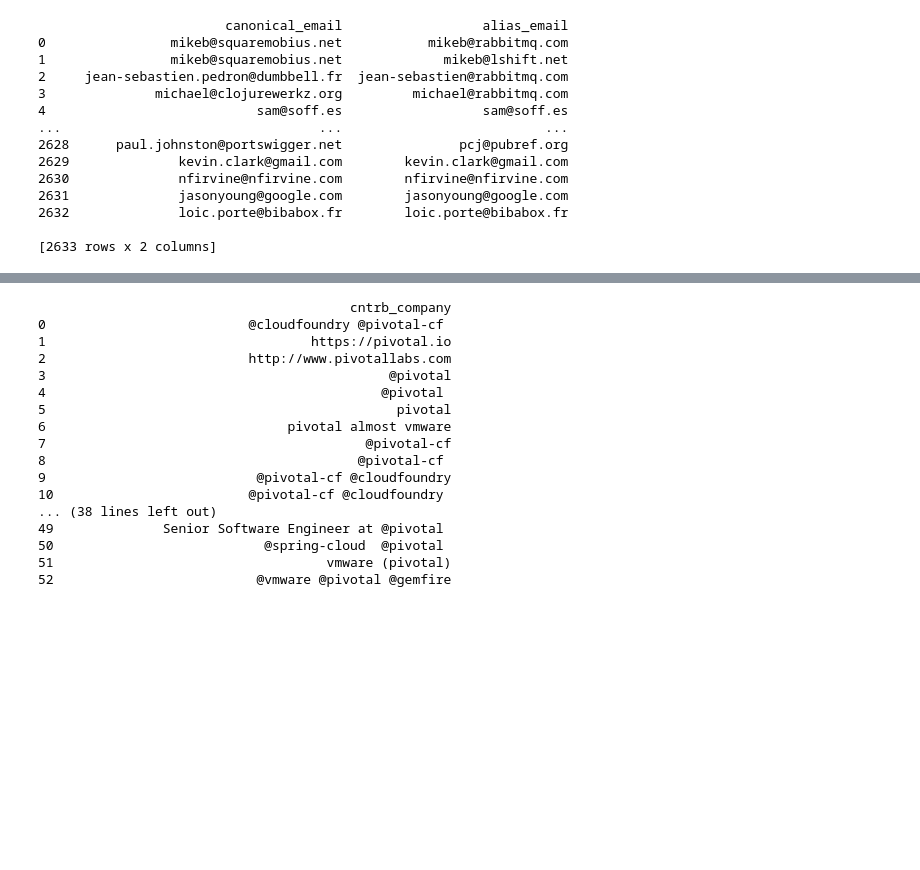
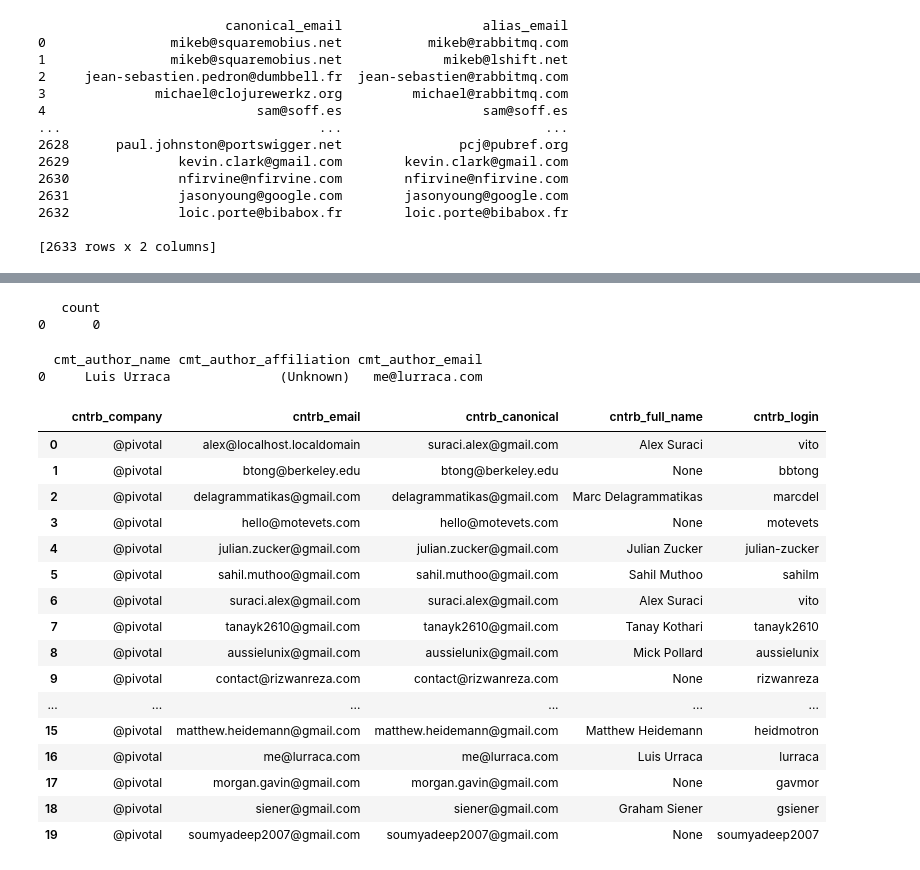
Before and after one commit to Hsingh2096/Hsingh2096, a Jupyter notebook: code/dawn_affiliations.ipynb, the cells around one changed output, grey strips where cells are left out. Saved outputs shown, nothing was run; the diff lists cells and outputs as text; code cells hidden in the pictures; blank space fills up the shorter version.

```diff
--- a/code/dawn_affiliations.ipynb
+++ b/code/dawn_affiliations.ipynb
@@ -111,35 +304,59 @@ print(affil2)
+# %%
+affil_by_person_query = f"""
+    select distinct(count(cmt_commit_hash))
+    from commits
+    where cmt_author_email = 'soumyadeep2007@gmail.com';
+    """
+affil_by_person = pd.read_sql_query(affil_by_person_query, con=engine)
+print(affil_by_person)
+# %% [output]
+   count
+0      0
+# %%
+affil_by_person_query = f"""
+    select cmt_author_name, cmt_author_affiliation, cmt_author_email
+    from commits
+    where cmt_author_name like '%%rraca%%'
+    group by cmt_author_name, cmt_author_affiliation, cmt_author_email;
+    """
+affil_by_person = pd.read_sql_query(affil_by_person_query, con=engine)
+print(affil_by_person)
+# %% [output]
+  cmt_author_name cmt_author_affiliation cmt_author_email
+0     Luis Urraca              (Unknown)   me@lurraca.com
 # %%
 affil3_query = f"""
 SELECT
-   cntrb_company
+   cntrb_company, cntrb_email, cntrb_canonical, cntrb_full_name, cntrb_login
 FROM
    contributors
 WHERE
    cntrb_company LIKE '%%pivotal%%'
+   AND (cntrb_email not LIKE '%%pivotal%%' and cntrb_canonical not LIKE '%%pivotal%%')
 GROUP BY
-   cntrb_company
+   cntrb_company, cntrb_email, cntrb_canonical, cntrb_full_name, cntrb_login
 ;
     """
 affil3 = pd.read_sql_query(affil3_query, con=engine)
-print(affil3)
+affil3[0:20]
 # %% [output]
-                                        cntrb_company
-0                          @cloudfoundry @pivotal-cf
-1                                  https://pivotal.io
-2                          http://www.pivotallabs.com
-3                                            @pivotal
-4                                           @pivotal
-5                                             pivotal
-6                               pivotal almost vmware
-7                                         @pivotal-cf
-8                                        @pivotal-cf
-9                           @pivotal-cf @cloudfoundry
-10                         @pivotal-cf @cloudfoundry
-... (38 lines left out)
-49              Senior Software Engineer at @pivotal
-50                           @spring-cloud  @pivotal
-51                                   vmware (pivotal)
-52                          @vmware @pivotal @gemfire
+|  | cntrb_company | cntrb_email | cntrb_canonical | cntrb_full_name | cntrb_login |
+| 0 | @pivotal | alex@localhost.localdomain | suraci.alex@gmail.com | Alex Suraci | vito |
+| 1 | @pivotal | btong@berkeley.edu | btong@berkeley.edu | None | bbtong |
+| 2 | @pivotal | delagrammatikas@gmail.com | delagrammatikas@gmail.com | Marc Delagrammatikas | marcdel |
+| 3 | @pivotal | hello@motevets.com | hello@motevets.com | None | motevets |
+| 4 | @pivotal | julian.zucker@gmail.com | julian.zucker@gmail.com | Julian Zucker | julian-zucker |
+| 5 | @pivotal | sahil.muthoo@gmail.com | sahil.muthoo@gmail.com | Sahil Muthoo | sahilm |
+| 6 | @pivotal | suraci.alex@gmail.com | suraci.alex@gmail.com | Alex Suraci | vito |
+| 7 | @pivotal | tanayk2610@gmail.com | tanayk2610@gmail.com | Tanay Kothari | tanayk2610 |
+| 8 | @pivotal | aussielunix@gmail.com | aussielunix@gmail.com | Mick Pollard | aussielunix |
+| 9 | @pivotal | contact@rizwanreza.com | contact@rizwanreza.com | None | rizwanreza |
+| ... | ... | ... | ... | ... | ... |
+| 15 | @pivotal | matthew.heidemann@gmail.com | matthew.heidemann@gmail.com | Matthew Heidemann | heidmotron |
+| 16 | @pivotal | me@lurraca.com | me@lurraca.com | Luis Urraca | lurraca |
+| 17 | @pivotal | morgan.gavin@gmail.com | morgan.gavin@gmail.com | None | gavmor |
+| 18 | @pivotal | siener@gmail.com | siener@gmail.com | Graham Siener | gsiener |
+| 19 | @pivotal | soumyadeep2007@gmail.com | soumyadeep2007@gmail.com | None | soumyadeep2007 |
 # %%
 affil4_query = f"""
 SELECT
```
Also changed, not shown: parts of 11 cells of this notebook, 4 other files.
